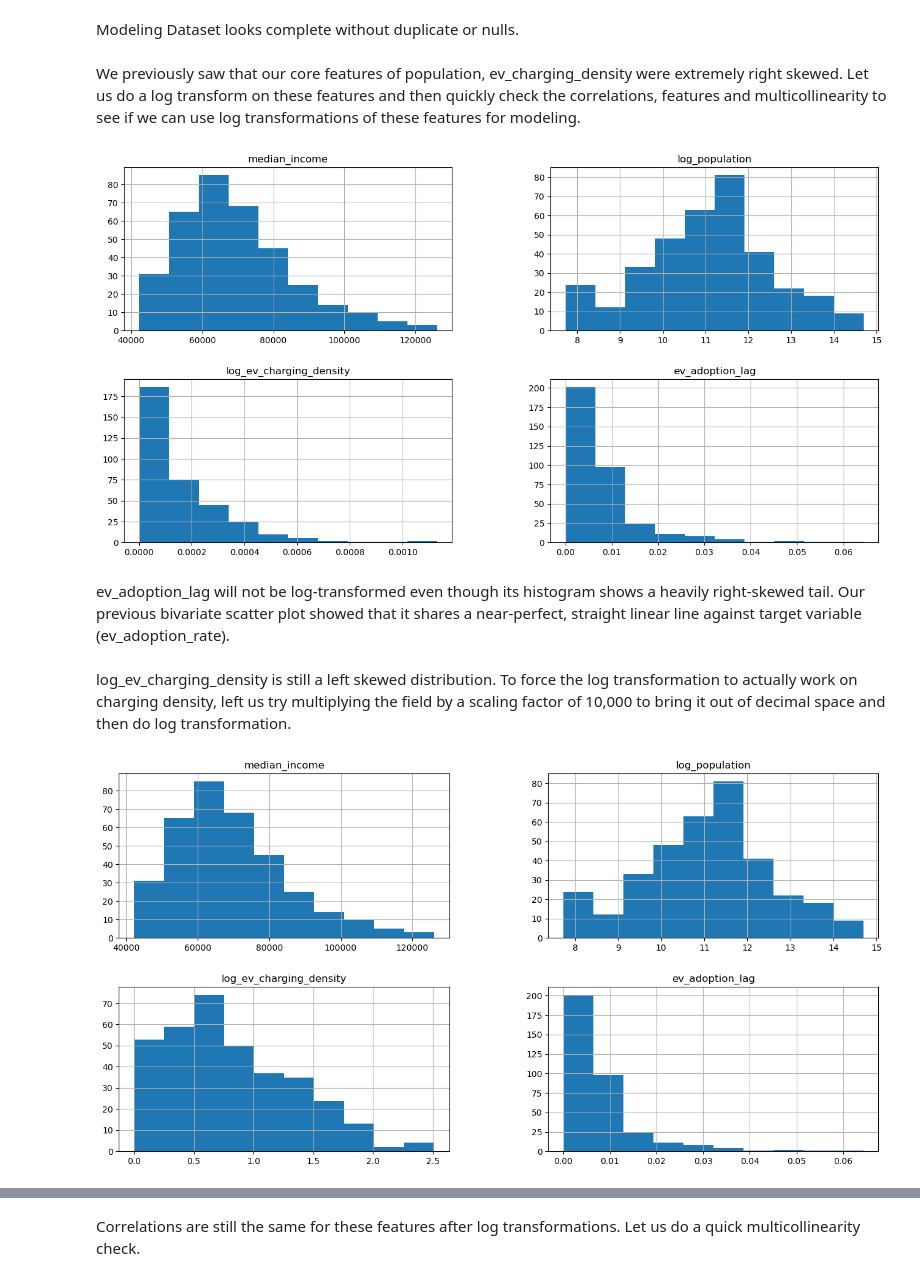
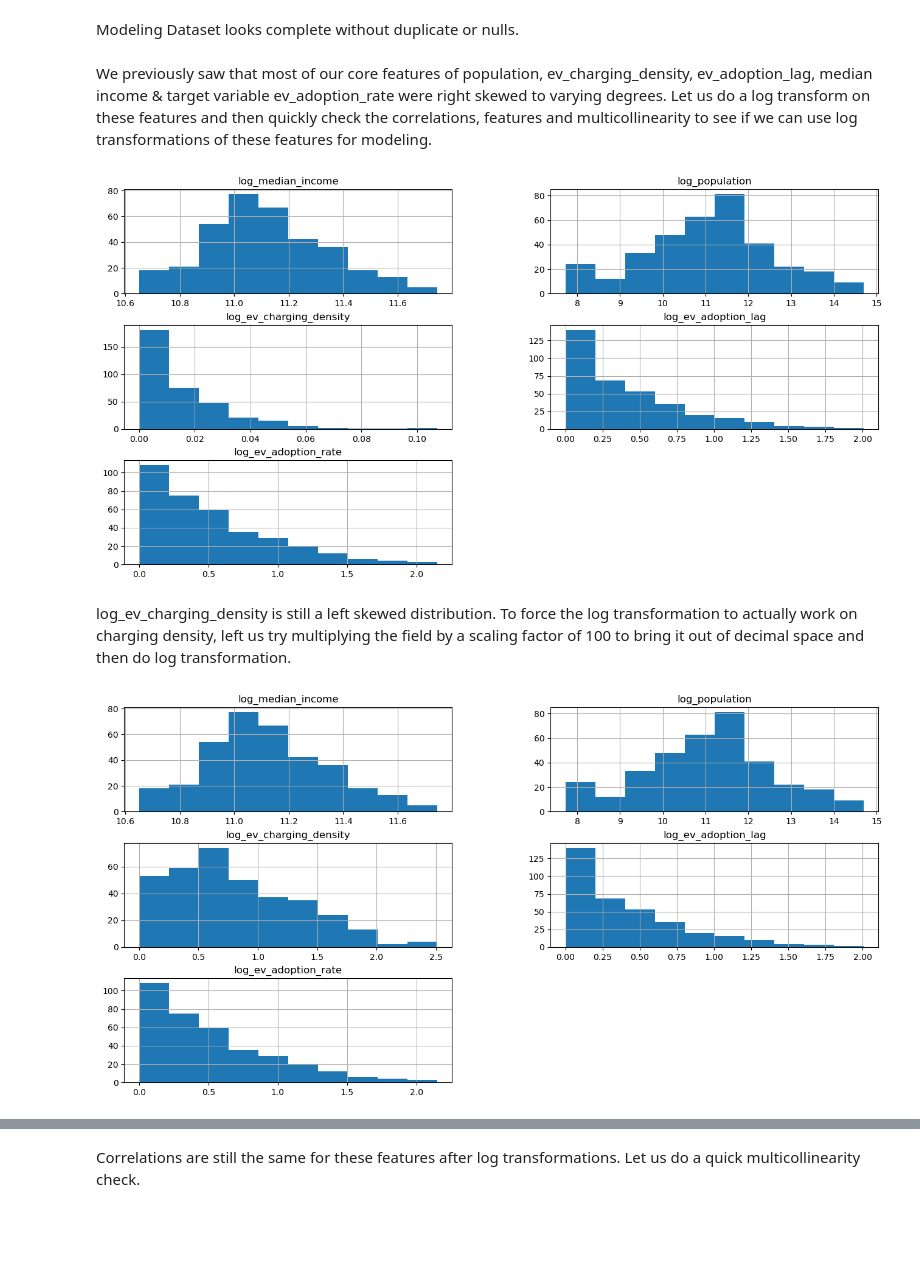
Before and after one commit to gawandesailee-lab/learndsp, a Jupyter notebook: Data Science Capstone 3 Project/notebooks/03_Exploratory_Data_Analysis.ipynb, the cells around one changed output, grey strips where cells are left out. Saved outputs shown, nothing was run; the diff lists cells and outputs as text; code cells hidden in the pictures; blank space fills up the shorter version.

```diff
--- a/Data Science Capstone 3 Project/notebooks/03_Exploratory_Data_Analysis.ipynb
+++ b/Data Science Capstone 3 Project/notebooks/03_Exploratory_Data_Analysis.ipynb
@@ -407,6 +407,7 @@ ev_modeling_df = ev_adoption_df.drop(columns=[ 'total_registered_vehicles',
                                               'cafv_eligibility_rate',
                                               'ev_charging_stations',
                                               'ev_growth_rate',
+                                              'has_growth',
                                               'new_ev_purchase_ratio',
                                               'income_per_vehicle',
                                               'high_adoption',
@@ -448,33 +449,38 @@ np.int64(0)
 # %% [markdown]
 Modeling Dataset looks complete without duplicate or nulls.
 # %% [markdown]
-We previously saw that our core features of population, ev_charging_density were extremely right skewed. Let us do a log transform on these features and then quickly check the correlations, features and multicollinearity to see if we can use log transformations of these features for modeling.
+We previously saw that most of our core features of population, ev_charging_density, ev_adoption_lag, median income & target variable ev_adoption_rate were right skewed to varying degrees. Let us do a log transform on these features and then quickly check the correlations, features and multicollinearity to see if we can use log transformations of these features for modeling.
 # %%
 #creating columns with log transforms on core features for modeling
 ev_modeling_df['log_population']=np.log1p(ev_modeling_df['population'])
+ev_modeling_df['log_median_income']=np.log1p(ev_modeling_df['median_income'])
 ev_modeling_df['log_ev_charging_density']=np.log1p(ev_modeling_df['ev_charging_density'])
+ev_modeling_df['log_ev_adoption_lag']=np.log1p(ev_modeling_df['ev_adoption_lag'])
+ev_modeling_df['log_ev_adoption_rate']=np.log1p(ev_modeling_df['ev_adoption_rate'])
 # %%
 #lets look at the distributions after log transforms
-_=ev_modeling_df[['median_income',
+_=ev_modeling_df[['log_median_income',
                   'log_population',
                   'log_ev_charging_density',
-                  'ev_adoption_lag'
+                  'log_ev_adoption_lag',
+                  'log_ev_adoption_rate'
                  ]].hist(figsize=(16,8))
 # %% [output]
-[figure, old version]
+[figure, new version]
-# %% [markdown]
-ev_adoption_lag will not be log-transformed even though its histogram shows a heavily right-skewed tail. Our previous bivariate scatter plot showed that it shares a near-perfect, straight linear line against target variable (ev_adoption_rate).
 # %% [markdown]
-log_ev_charging_density is still a left skewed distribution. To force the log transformation to actually work on charging density, left us try multiplying the field by a scaling factor of 10,000 to bring it out of decimal space and then do log transformation.
+log_ev_charging_density is still a left skewed distribution. To force the log transformation to actually work on charging density, left us try multiplying the field by a scaling factor of 100 to bring it out of decimal space and then do log transformation.
 # %%
-ev_modeling_df['log_ev_charging_density']=np.log1p(ev_modeling_df['ev_charging_density']*10000)
+ev_modeling_df['log_ev_charging_density']=np.log1p(100*ev_modeling_df['ev_charging_density'])
+ev_modeling_df['log_ev_adoption_rate']=np.log1p(ev_modeling_df['ev_adoption_rate'])
+ev_modeling_df['log_ev_adoption_lag']=np.log1p(ev_modeling_df['ev_adoption_lag'])
 # %%
 #lets look at the distributions again
-_=ev_modeling_df[['median_income',
+_=ev_modeling_df[['log_median_income',
                   'log_population',
                   'log_ev_charging_density',
-                  'ev_adoption_lag'
+                  'log_ev_adoption_lag',
+                  'log_ev_adoption_rate'
                  ]].hist(figsize=(16,8))
 # %% [output]
-[figure, old version]
+[figure, new version]
 # %% [markdown]
```
Also changed, not shown: parts of 19 cells of this notebook, 2 other files.
